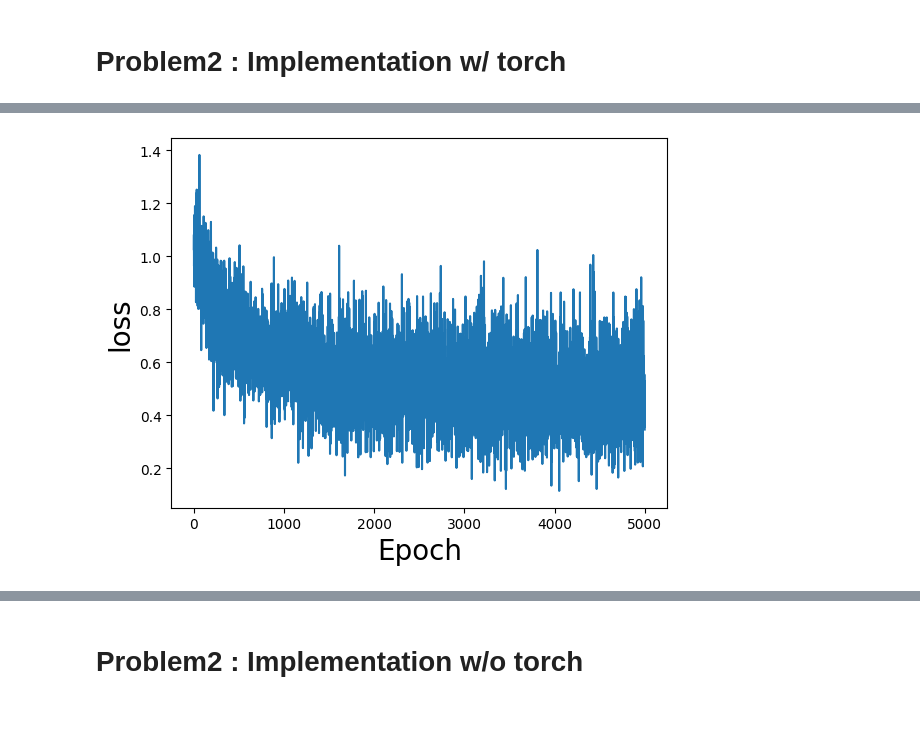
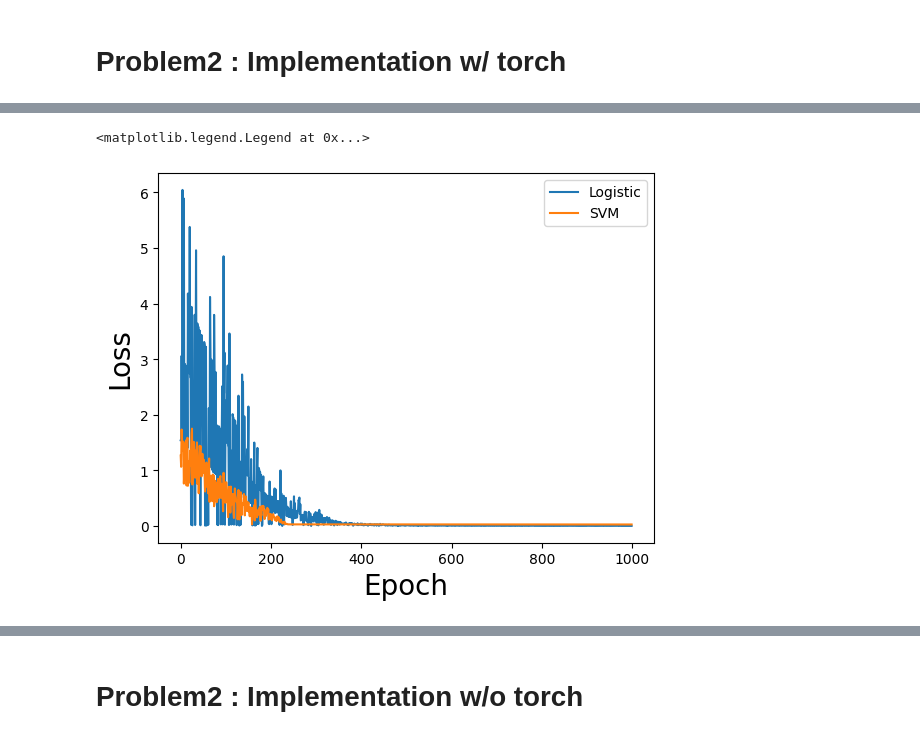
Before and after one commit to jmSNU/DNN, a Jupyter notebook: hw2/hw2.ipynb, the cells around one changed output, grey strips where cells are left out. Cells and saved outputs as stored; diff of their text form; code cells hidden in the pictures.

```diff
--- a/hw2/hw2.ipynb
+++ b/hw2/hw2.ipynb
@@ -35,15 +9,0 @@ losses = []
-# %%
-for _ in range(epoch) :
-    tmp_losses = []
-    for _ in range(N):
-        # Sampling
-        idx = randint(0, N-1)
-        target, label = X[idx], Y[idx]
-
-        optimizer.zero_grad()
-
-        train_loss = loss_function(model(torch.FloatTensor(target)), label)
-        tmp_losses.append(train_loss)
-        train_loss.backward() # calculate graident via backpropagation
-        optimizer.step() # update the parameteres
-    losses.append(np.mean([x.detach().numpy() for x in tmp_losses]))
@@ -153,18 +132,0 @@ cnt= 0
-# %%
-for _ in range(epoch) :
-    tmp_losses = []
-    for _ in range(p):
-        # Sampling
-        idx = randint(0, N-1)
-        target, label = X[idx], Y[idx]
-
-        optimizer.zero_grad()
-        if label*model(torch.FloatTensor(target))==1:
-            cnt+=1
-        train_loss = torch.clamp(1-label*model(torch.FloatTensor(target)),min = 0) + regularizer*model.linear.weight@model.linear.weight.T
-        # train_loss = loss_function(torch.FloatTensor(target),label)
-        train_loss.requires_grad_(True)
-        tmp_losses.append(train_loss)
-        train_loss.backward() # calculate graident via backpropagation
-        optimizer.step() # update the parameteres
-    svm_losses.append(np.mean([x.detach().numpy() for x in tmp_losses]))
@@ -171,7 +189,9 @@ for _ in range(epoch) :
 # %%
-plt.plot(range(epoch), svm_losses)
-plt.xlabel("Epoch",fontsize = 20)
-plt.ylabel("loss",fontsize = 20)
-plt.show()
+plt.plot(range(1000),losses[:1000],label = "Logistic")
+plt.plot(range(1000),svm_losses[:1000],label = "SVM")
+plt.xlabel("Epoch",fontsize= 20)
+plt.ylabel("Loss",fontsize= 20)
+plt.legend()
 # %% [output]
+<matplotlib.legend.Legend at 0x...>
-[figure, old version]
+[figure, new version]
```
Also changed, not shown: parts of 17 cells of this notebook, 9 other files.
